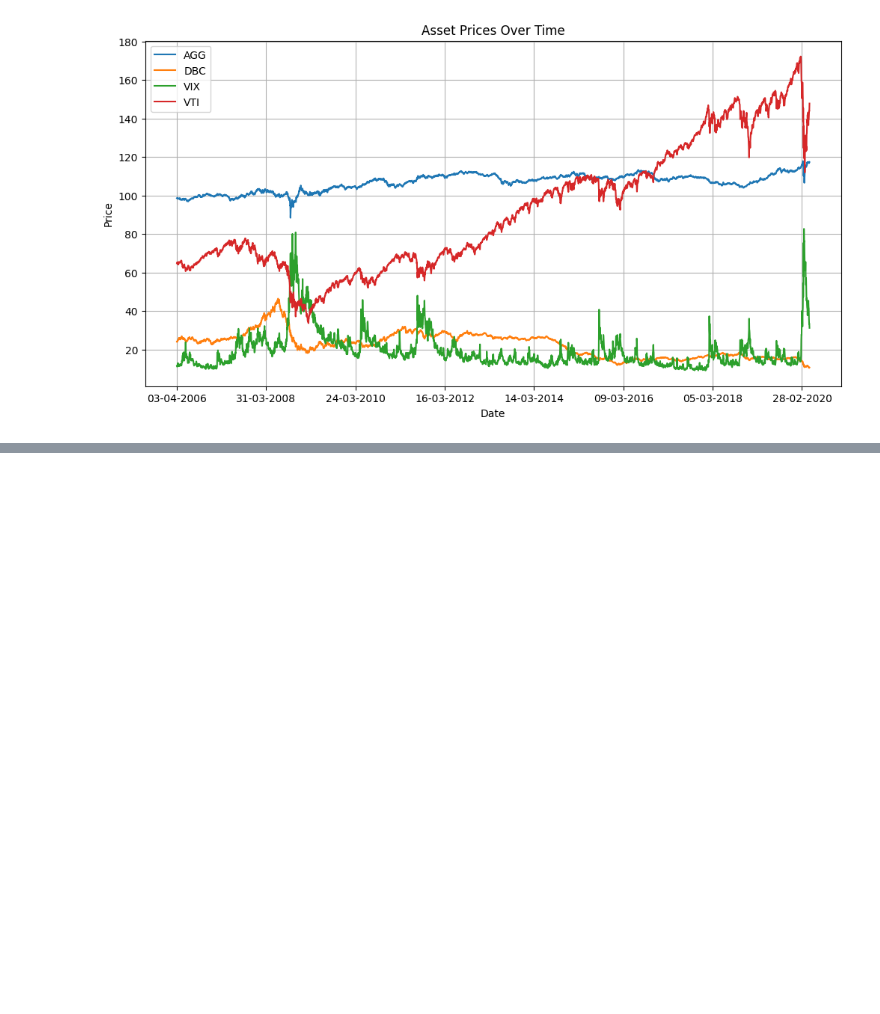
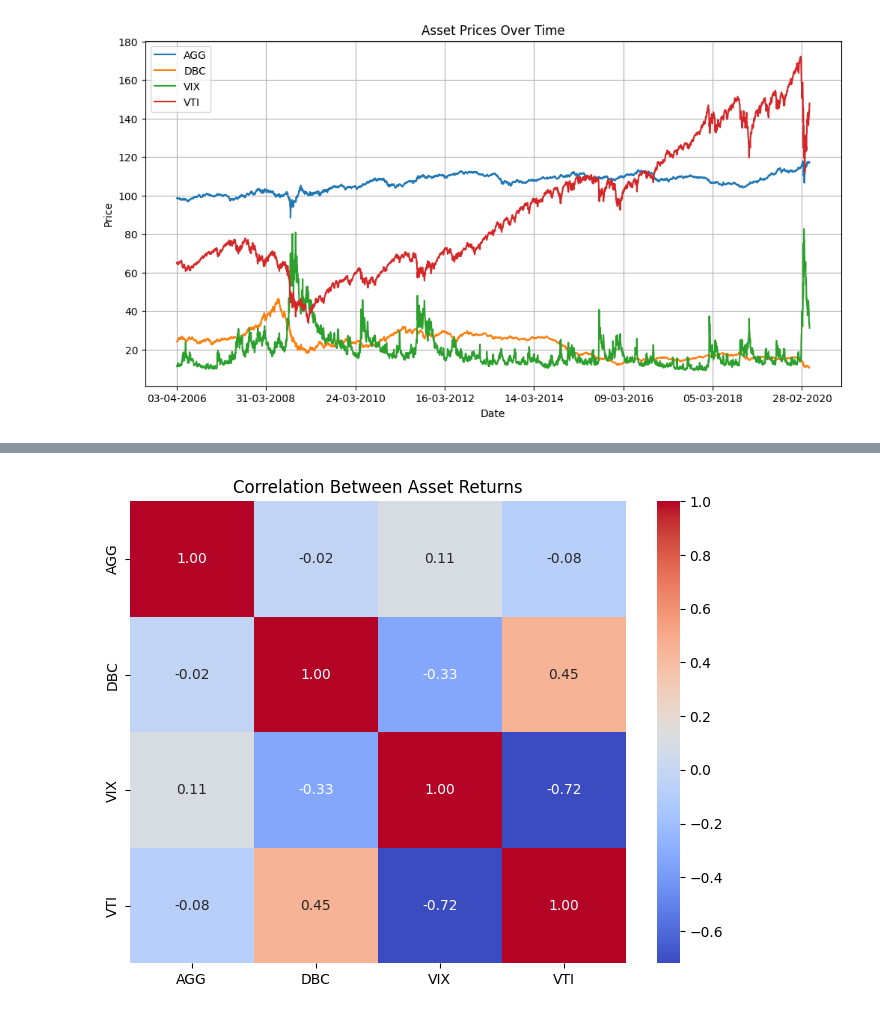
Before and after one commit to Saisha0512/Portfolio_Optimization_ML_DL, a Jupyter notebook: Portfolio_Optimization_ML_DL.ipynb, the cells around one changed output, grey strips where cells are left out. Saved outputs shown, nothing was run; the diff lists cells and outputs as text; code cells hidden in the pictures; blank space fills up the shorter version.

```diff
--- a/Portfolio_Optimization_ML_DL.ipynb
+++ b/Portfolio_Optimization_ML_DL.ipynb
@@ -86,0 +103,11 @@ plt.show()
+# %%
+# Plotting Correlation Matrix for Analysis
+corr_mat = returns.corr()
+
+# Plot heatmap
+plt.figure(figsize=(8, 6))
+sns.heatmap(corr_mat, annot=True, cmap="coolwarm", fmt=".2f")
+plt.title("Correlation Between Asset Returns")
+plt.show()
+# %% [output]
+[figure, added]
```
Also changed, not shown: parts of 9 cells of this notebook.
